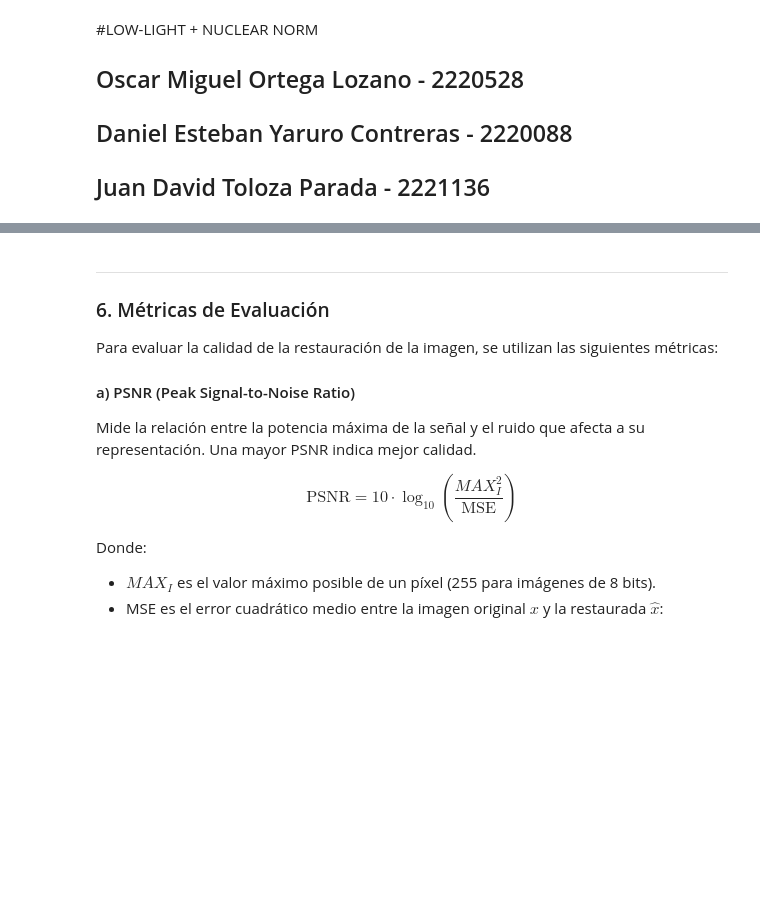
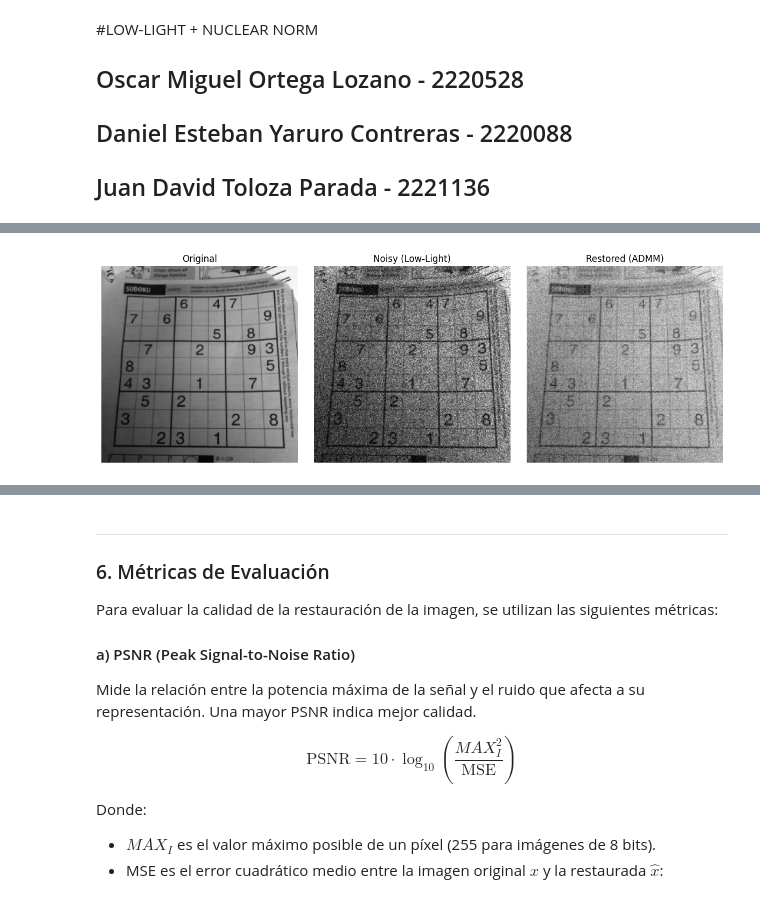
Before and after one commit to Nightcrawler9x/ADMM_algorithm, a Jupyter notebook: Proyecto.ipynb, the cells around one changed output, grey strips where cells are left out. Saved outputs shown, nothing was run; the diff lists cells and outputs as text; code cells hidden in the pictures; blank space fills up the shorter version.

Commit message:
Probando con dos imagenes

```diff
--- a/Proyecto.ipynb
+++ b/Proyecto.ipynb
@@ -231,0 +185,23 @@ plt.show()
+# %%
+#@title Probando con dos imagenes
+img1 = cv2.resize(cv2.imread('sudoku.png', cv2.IMREAD_GRAYSCALE), (256, 256))
+img1 = img1.astype(np.float32) / 255.0
+
+img2 = cv2.resize(cv2.imread('xray_circuit.tif', cv2.IMREAD_GRAYSCALE), (256, 256))
+img2 = img2.astype(np.float32) / 255.0
+
+
+#Agregando ruido
+peak = 30
+Y1 = np.random.poisson(img1 * peak) / peak
+Y1 = np.clip(Y1, 1e-4, 1.0)  # evitamos log(0)
+
+peak = 10
+Y2 = np.random.poisson(img2 * peak) / peak
+Y2 = np.clip(Y2, 1e-4, 1.0)
+# %%
+#@title Imagen 1
+restored1 = admm_poisson_nuclear(Y1, lambd=0.5, rho=5.0, max_iter=200, step_size=0.05)
+ploteo(img1,Y1,restored1)
+# %% [output]
+[figure, added]
```
Also changed, not shown: parts of 8 cells of this notebook.
